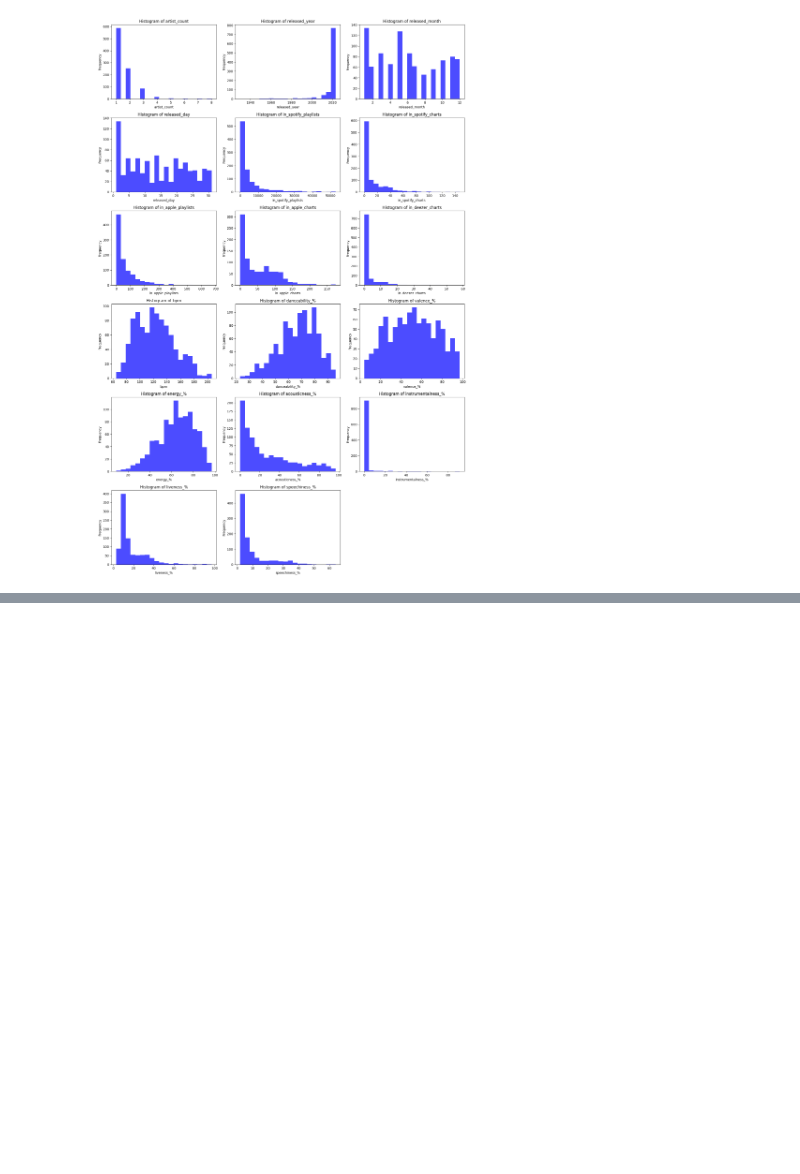
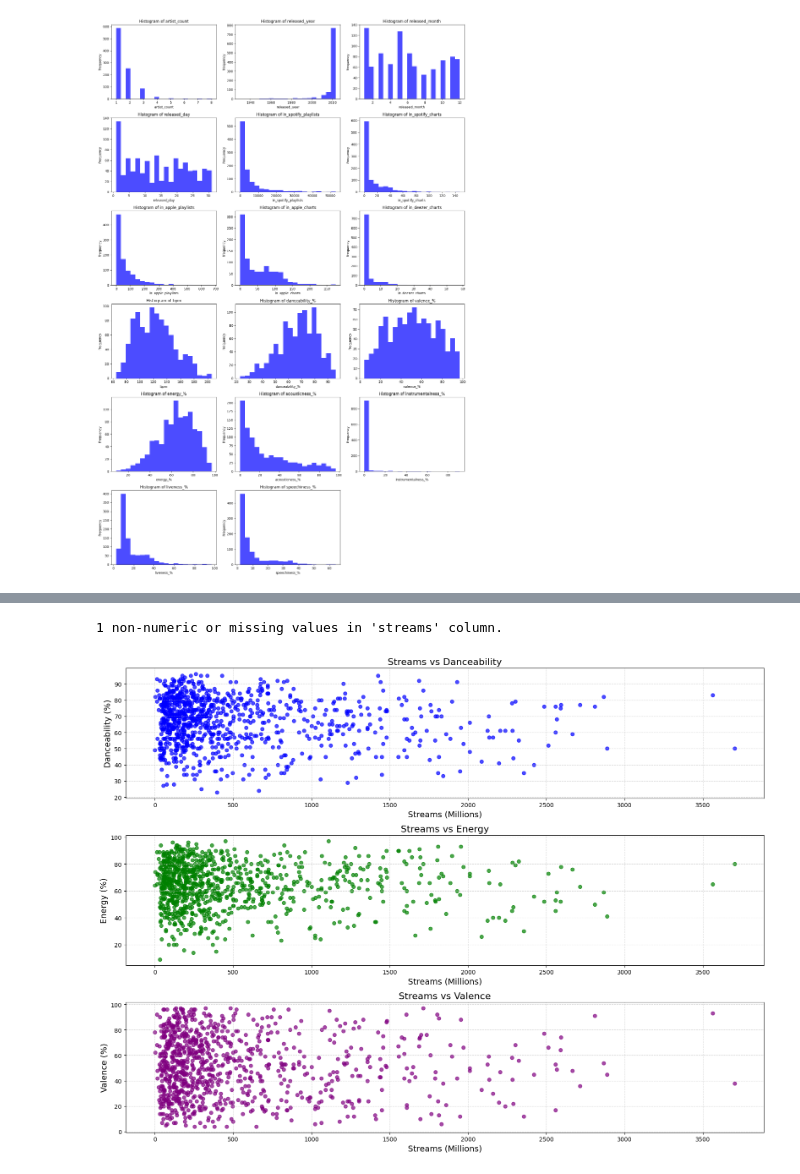
Before and after one commit to dakshkhetarpaul/Triple-Threat-ML, a Jupyter notebook: Triple-Threat-ML_Dataset1.ipynb, the cells around one changed output, grey strips where cells are left out. Cells and saved outputs as stored; diff of their text form; code cells hidden in the pictures; blank space fills up the shorter version.

```diff
--- a/Triple-Threat-ML_Dataset1.ipynb
+++ b/Triple-Threat-ML_Dataset1.ipynb
@@ -88,0 +98,44 @@ Categorical variables: ['artist_count', 'released_month', 'released_day', 'in_de
+# %%
+# Check and convert 'streams' to numeric
+training_data['streams'] = pd.to_numeric(training_data['streams'], errors='coerce')
+
+# Verify if there are any non-numeric or missing values after conversion
+print(training_data['streams'].isnull().sum(), "non-numeric or missing values in 'streams' column.")
+
+# Convert streams to millions for plotting
+training_data['streams_millions'] = training_data['streams'] / 1e6
+
+plt.figure(figsize=(16, 12))
+
+# Scatter plot for Streams vs Danceability
+plt.subplot(3, 1, 1)  # 3 rows, 1 column, 1st subplot
+plt.scatter(training_data['streams_millions'], training_data['danceability_%'], alpha=0.7, color='blue')
+plt.title('Streams vs Danceability', fontsize=16)
+plt.xlabel('Streams (Millions)', fontsize=14)
+plt.ylabel('Danceability (%)', fontsize=14)
+plt.grid(True, linestyle='--', alpha=0.5)
+
+# Scatter plot for Streams vs Energy
+plt.subplot(3, 1, 2)  # 3 rows, 1 column, 2nd subplot
+plt.scatter(training_data['streams_millions'], training_data['energy_%'], alpha=0.7, color='green')
+plt.title('Streams vs Energy', fontsize=16)
+plt.xlabel('Streams (Millions)', fontsize=14)
+plt.ylabel('Energy (%)', fontsize=14)
+plt.grid(True, linestyle='--', alpha=0.5)
+
+# Scatter plot for Streams vs Valence
+plt.subplot(3, 1, 3)  # 3 rows, 1 column, 3rd subplot
+plt.scatter(training_data['streams_millions'], training_data['valence_%'], alpha=0.7, color='purple')
+plt.title('Streams vs Valence', fontsize=16)
+plt.xlabel('Streams (Millions)', fontsize=14)
+plt.ylabel('Valence (%)', fontsize=14)
+plt.grid(True, linestyle='--', alpha=0.5)
+
+# Adjust layout to prevent overlap
+plt.tight_layout()
+
+# Show the plot
+plt.show()
+# %% [output]
+1 non-numeric or missing values in 'streams' column.
+[figure, added]
```
Also changed, not shown: parts of 2 cells of this notebook.
